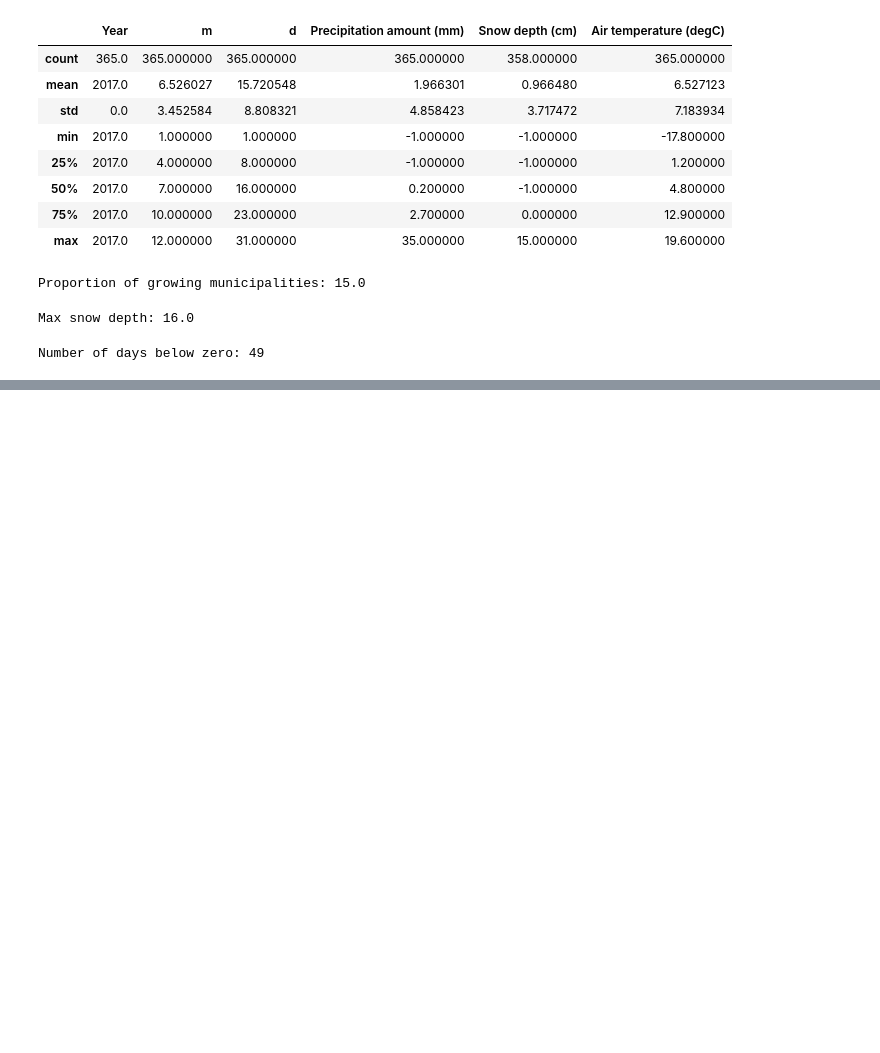
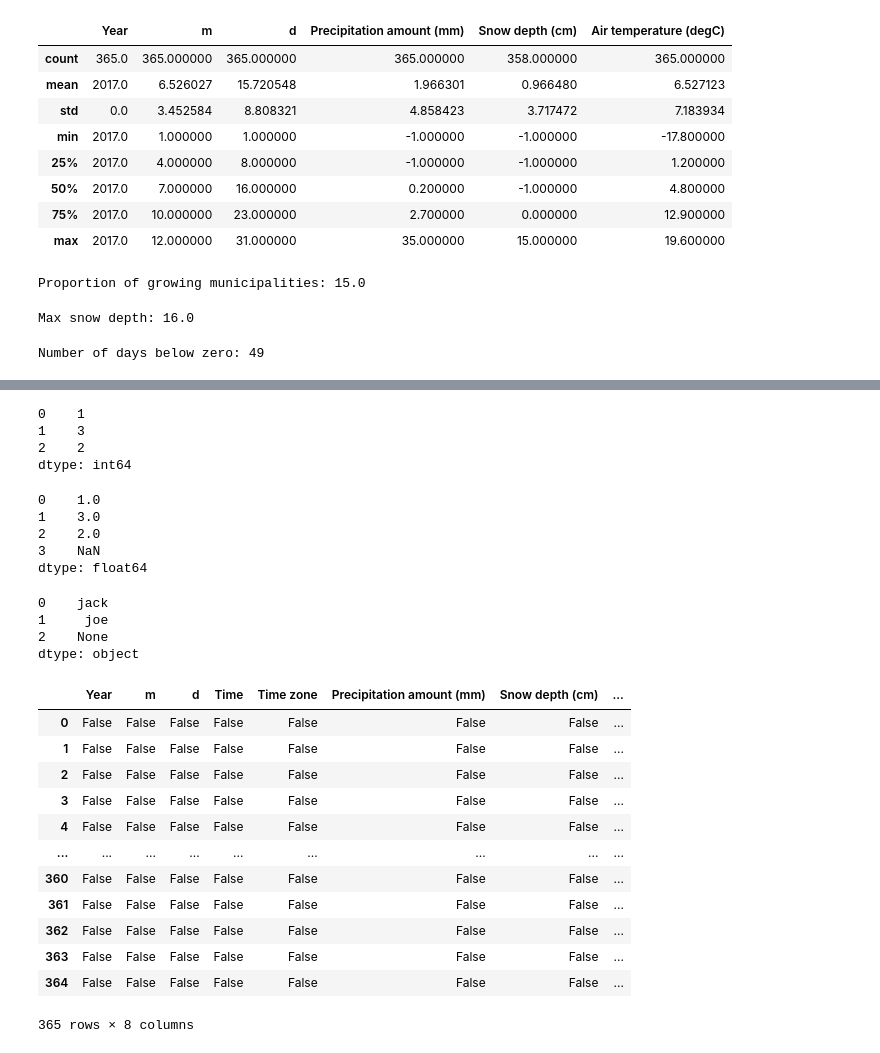
Before and after one commit to annassanchez/HY-2021-DataScience, a Jupyter notebook: week04/Week04.ipynb, the cells around one changed output, grey strips where cells are left out. Drawn from its saved outputs; the diff is of its cells as text; code cells hidden in the pictures; blank space fills up the shorter version.

Commit message:
added theory on missing values

```diff
--- a/week04/Week04.ipynb
+++ b/week04/Week04.ipynb
@@ -475,0 +483,15 @@ int
+# %%
+pd.Series([1,3,2])
+# %% [output]
+0    1
+1    3
+2    2
+dtype: int64
+# %%
+pd.Series([1,3,2, np.nan])
+# %% [output]
+0    1.0
+1    3.0
+2    2.0
+3    NaN
+dtype: float64
@@ -475,0 +500,24 @@ int
+# %%
+pd.Series(["jack", "joe", None])
+# %% [output]
+0    jack
+1     joe
+2    None
+dtype: object
+# %%
+##pandas excludes the missing values from summary statistics -- but we have functions to handle null values
+wh.isnull()      # returns a boolean mask DataFrame
+# %% [output]
+|  | Year | m | d | Time | Time zone | Precipitation amount (mm) | Snow depth (cm) | ... |
+| 0 | False | False | False | False | False | False | False | ... |
+| 1 | False | False | False | False | False | False | False | ... |
+| 2 | False | False | False | False | False | False | False | ... |
+| 3 | False | False | False | False | False | False | False | ... |
+| 4 | False | False | False | False | False | False | False | ... |
+| ... | ... | ... | ... | ... | ... | ... | ... | ... |
+| 360 | False | False | False | False | False | False | False | ... |
+| 361 | False | False | False | False | False | False | False | ... |
+| 362 | False | False | False | False | False | False | False | ... |
+| 363 | False | False | False | False | False | False | False | ... |
+| 364 | False | False | False | False | False | False | False | ... |
+365 rows × 8 columns
```
Also changed, not shown: parts of 9 cells of this notebook.
